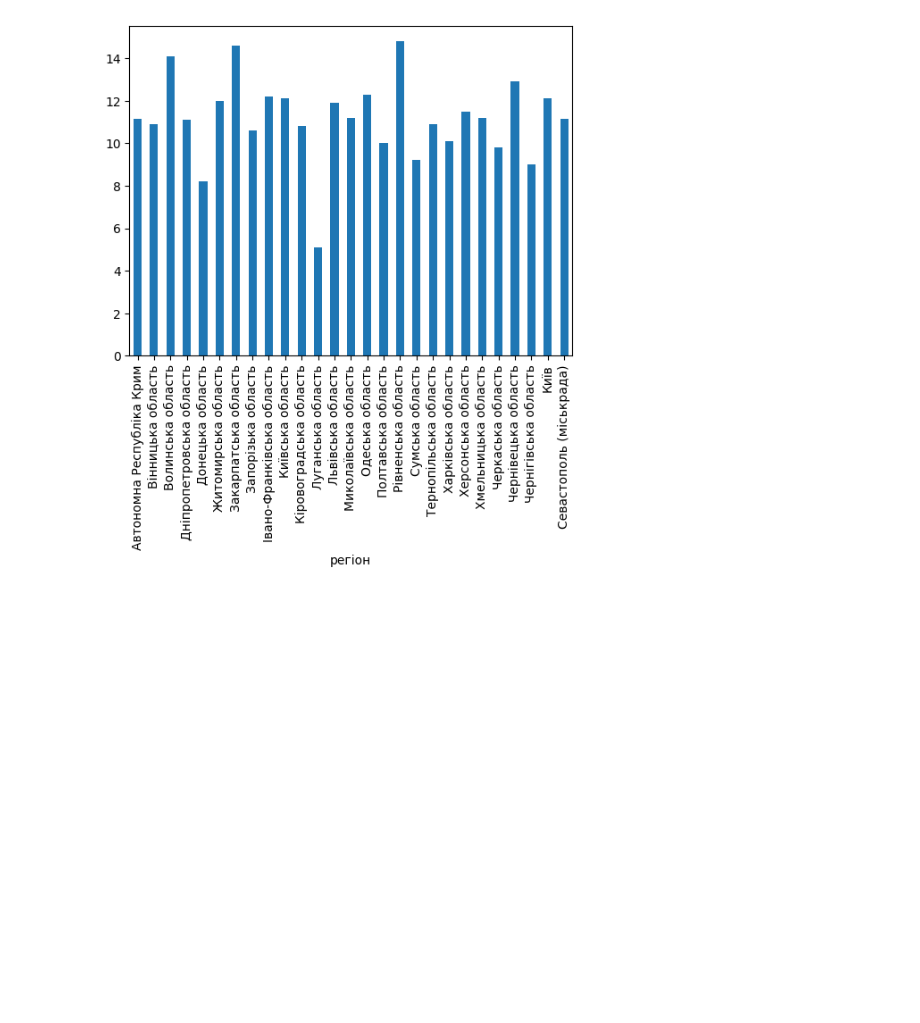
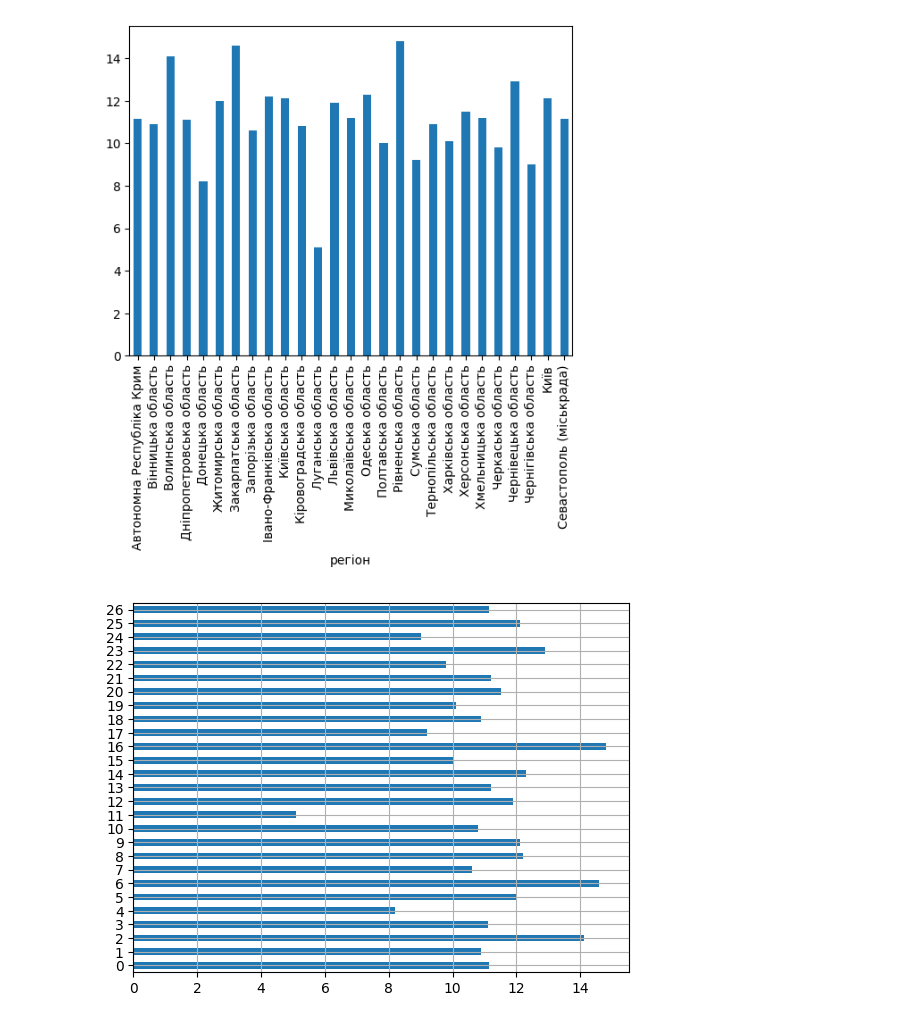
Before and after one commit to alex-kondr/Data_Science_HW_2, a Jupyter notebook: HW_2_1.ipynb, the cells around one changed output. Drawn from its saved outputs; the diff is of its cells as text; code cells hidden in the pictures; blank space fills up the shorter version.

```diff
--- a/HW_2_1.ipynb
+++ b/HW_2_1.ipynb
@@ -192,3 +197,8 @@ df_new['2014'].plot(kind='bar')
 plt.show()
 # %% [output]
 [figure]
+# %%
+df_new['2014'].plot(kind='barh')
+plt.grid()
+# %% [output]
+[figure, added]
```
Also changed, not shown: parts of 3 cells of this notebook.
